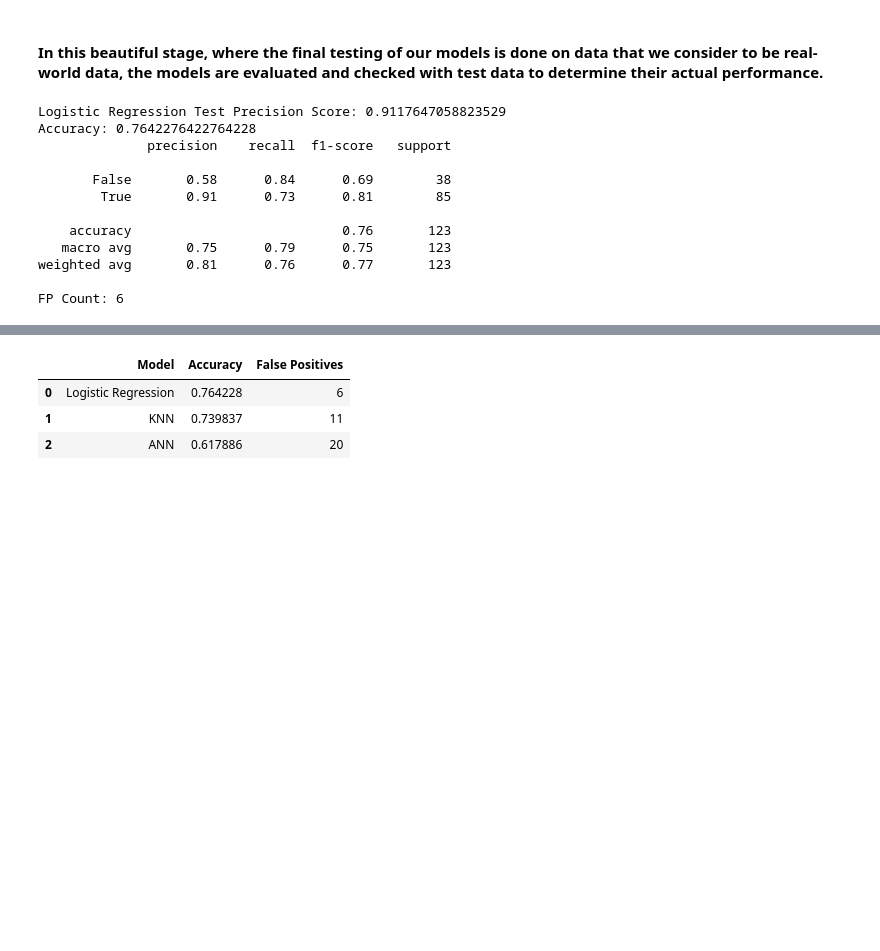
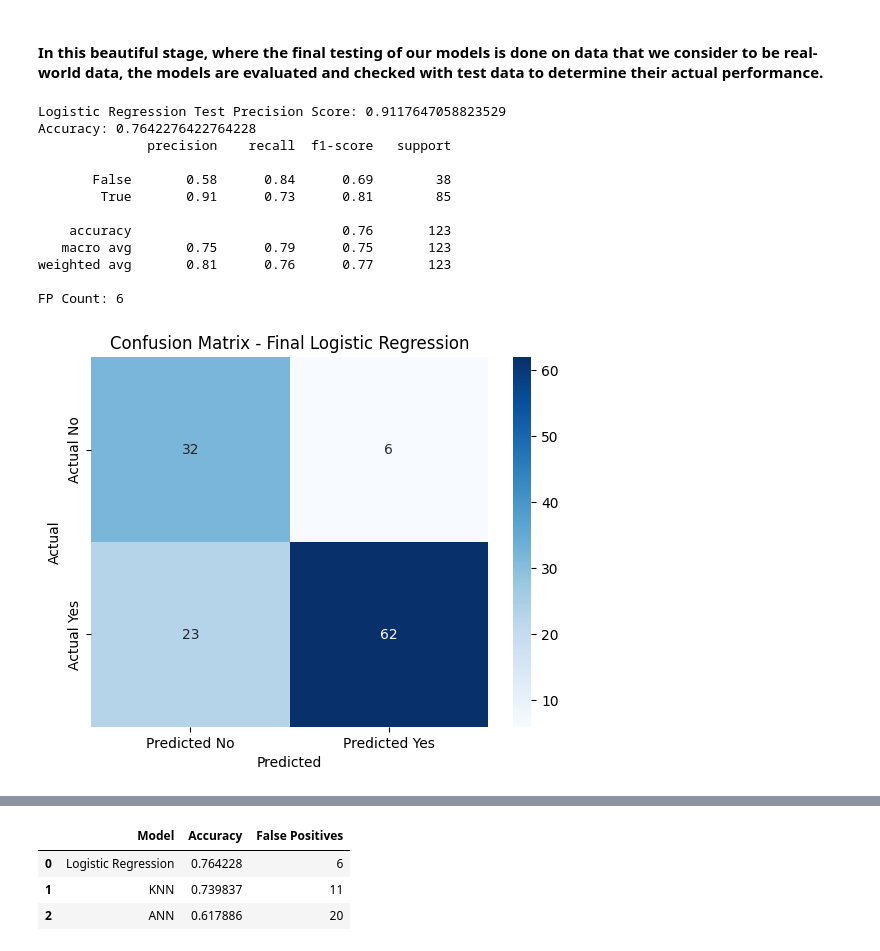
Before and after one commit to AminPerfectDevGeek/FinalProject_Daneshkar, a Jupyter notebook: notebooks/Loan_Eligibility_Prediction.ipynb, the cells around one changed output, grey strips where cells are left out. Drawn from its saved outputs; the diff is of its cells as text; code cells hidden in the pictures; blank space fills up the shorter version.

```diff
--- a/notebooks/Loan_Eligibility_Prediction.ipynb
+++ b/notebooks/Loan_Eligibility_Prediction.ipynb
@@ -584,23 +584,39 @@ As you can see, using the diagram drawn, the best numbers were selected as thres
 # %%
 y_proba_lr = calibrated_lr.predict_proba(X_test)[:, 1]
 y_pred_lr = (y_proba_lr >= 0.74).astype(int)
 print("Logistic Regression Test Precision Score:", precision_score(y_test, y_pred_lr))
 print("Accuracy:", accuracy_score(y_test, y_pred_lr))
 print(classification_report(y_test, y_pred_lr, zero_division=0))
 print("FP Count:", confusion_matrix(y_test, y_pred_lr)[0][1])
+ax, fig = plt.subplots()
+mat = confusion_matrix(y_test, y_pred_lr)
+sns.heatmap(
+    mat,
+    annot=True,
+    fmt='d',
+    cmap='Blues',
+    xticklabels=['Predicted No', 'Predicted Yes'],
+    yticklabels=['Actual No', 'Actual Yes']
+)
+plt.xlabel('Predicted')
+plt.ylabel('Actual')
+plt.title('Confusion Matrix - Final Logistic Regression')
+plt.savefig('../reports/images/finalTest_confusion_matrix_logistic_regression.png')
+plt.show()
 # %% [output]
 Logistic Regression Test Precision Score: 0.9117647058823529
 Accuracy: 0.7642276422764228
               precision    recall  f1-score   support
 
        False       0.58      0.84      0.69        38
         True       0.91      0.73      0.81        85
 
     accuracy                           0.76       123
    macro avg       0.75      0.79      0.75       123
 weighted avg       0.81      0.76      0.77       123
 
 FP Count: 6
+[figure, added]
 # %%
 y_proba_knn = best_model_knn.predict_proba(X_test)[:, 1]
 y_pred_knn = (y_proba_knn >= 0.68).astype(int)
```
Also changed, not shown: parts of 2 cells of this notebook, 3 other files.
